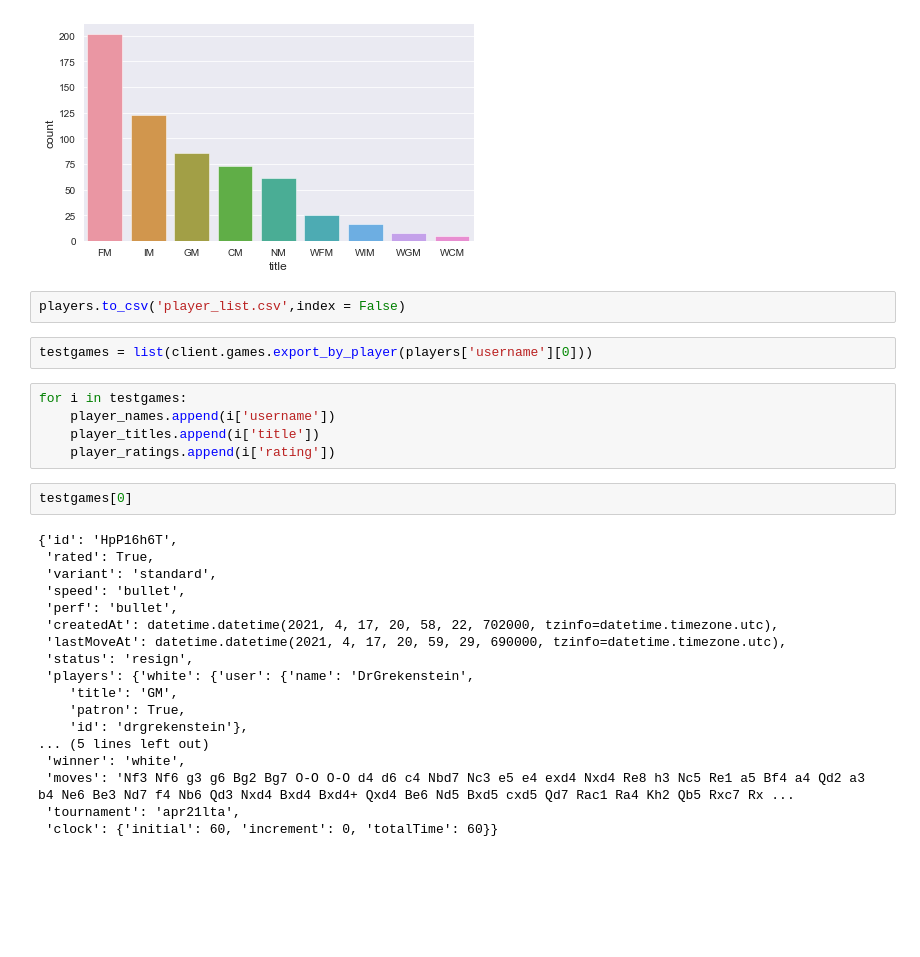
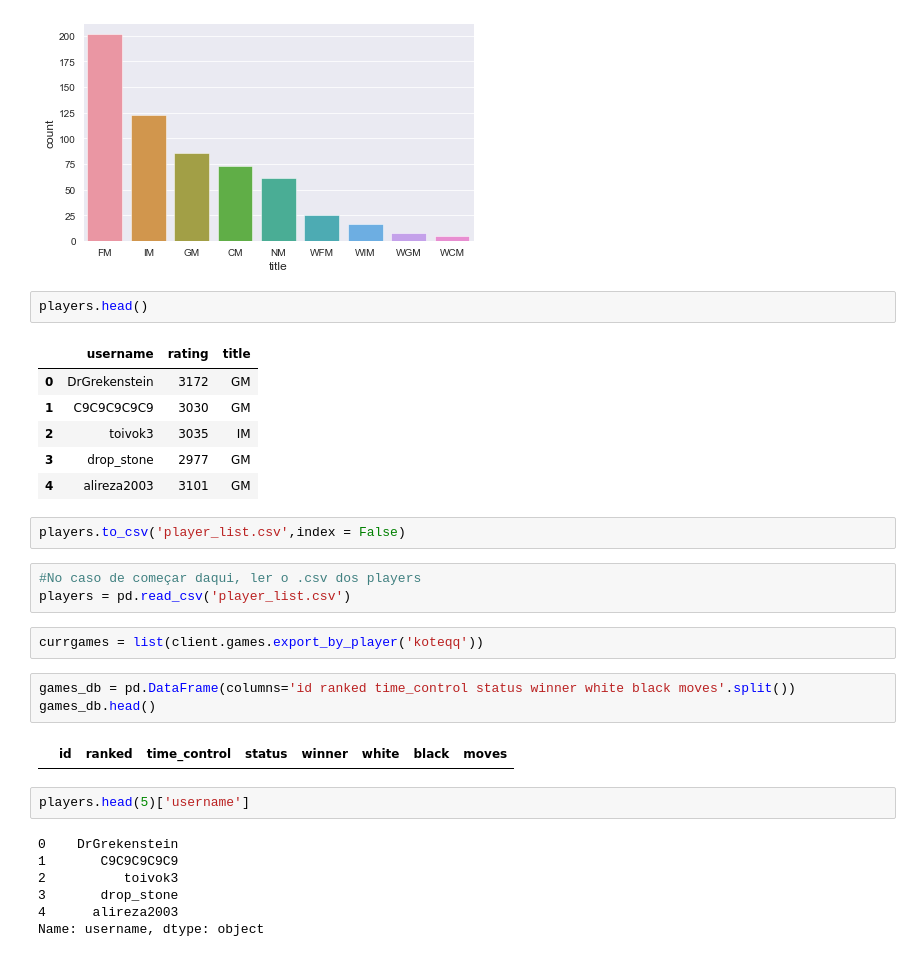
Before and after one commit to ra233686/MC536-Project, a Jupyter notebook: basic_fetcher.ipynb, the cells around one changed output. Cells and saved outputs as stored; diff of their text form; blank space fills up the shorter version.

```diff
--- a/basic_fetcher.ipynb
+++ b/basic_fetcher.ipynb
@@ -80,32 +80,33 @@ sns.countplot(x = 'title', data = players, order = players['title'].value_counts
 # %% [output]
 <AxesSubplot:xlabel='title', ylabel='count'>
 [figure]
+# %%
+players.head()
+# %% [output]
+|  | username | rating | title |
+| 0 | DrGrekenstein | 3172 | GM |
+| 1 | C9C9C9C9C9 | 3030 | GM |
+| 2 | toivok3 | 3035 | IM |
+| 3 | drop_stone | 2977 | GM |
+| 4 | alireza2003 | 3101 | GM |
 # %%
 players.to_csv('player_list.csv',index = False)
+# %%
+#No caso de começar daqui, ler o .csv dos players
+players = pd.read_csv('player_list.csv')
 # %%
-testgames = list(client.games.export_by_player(players['username'][0]))
+currgames = list(client.games.export_by_player('koteqq'))
-# %%
-for i in testgames:
-    player_names.append(i['username'])
-    player_titles.append(i['title'])
-    player_ratings.append(i['rating'])
-# %%
-testgames[0]
-# %% [output]
-{'id': 'HpP16h6T',
- 'rated': True,
- 'variant': 'standard',
- 'speed': 'bullet',
- 'perf': 'bullet',
- 'createdAt': datetime.datetime(2021, 4, 17, 20, 58, 22, 702000, tzinfo=datetime.timezone.utc),
- 'lastMoveAt': datetime.datetime(2021, 4, 17, 20, 59, 29, 690000, tzinfo=datetime.timezone.utc),
- 'status': 'resign',
- 'players': {'white': {'user': {'name': 'DrGrekenstein',
-    'title': 'GM',
-    'patron': True,
-    'id': 'drgrekenstein'},
-... (5 lines left out)
- 'winner': 'white',
- 'moves': 'Nf3 Nf6 g3 g6 Bg2 Bg7 O-O O-O d4 d6 c4 Nbd7 Nc3 e5 e4 exd4 Nxd4 Re8 h3 Nc5 Re1 a5 Bf4 a4 Qd2 a3 b4 Ne6 Be3 Nd7 f4 Nb6 Qd3 Nxd4 Bxd4 Bxd4+ Qxd4 Be6 Nd5 Bxd5 cxd5 Qd7 Rac1 Ra4 Kh2 Qb5 Rxc7 Rx ...
- 'tournament': 'apr21lta',
- 'clock': {'initial': 60, 'increment': 0, 'totalTime': 60}}
+# %%
+games_db = pd.DataFrame(columns='id ranked time_control status winner white black moves'.split())
+games_db.head()
+# %% [output]
+|  | id | ranked | time_control | status | winner | white | black | moves |
+# %%
+players.head(5)['username']
+# %% [output]
+0    DrGrekenstein
+1       C9C9C9C9C9
+2          toivok3
+3       drop_stone
+4      alireza2003
+Name: username, dtype: object
```
Also changed, not shown: parts of 3 cells of this notebook, 2 other files.
